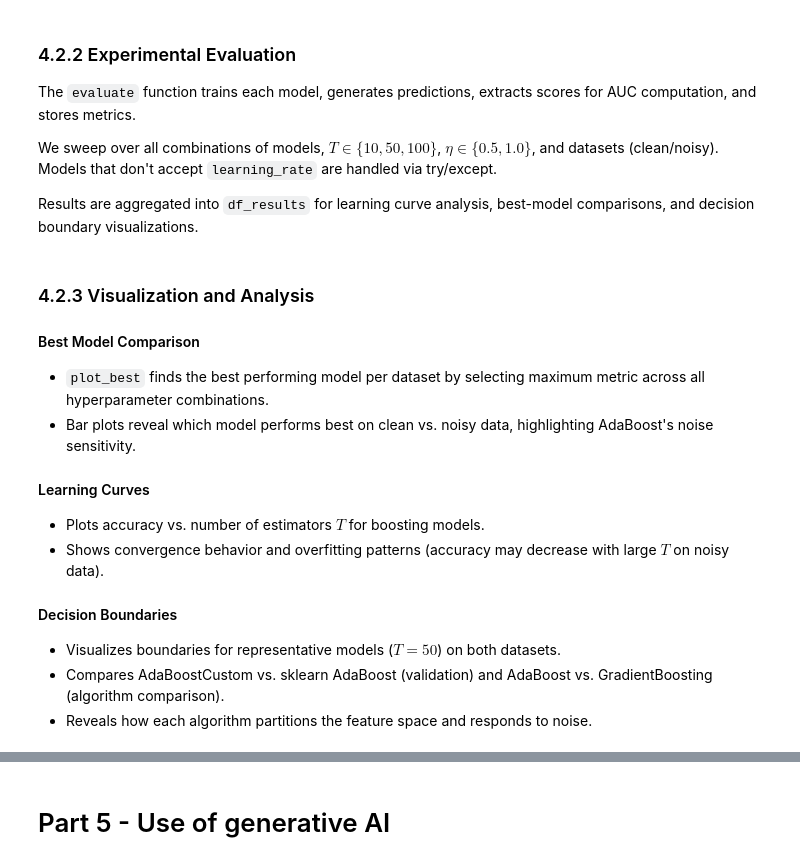
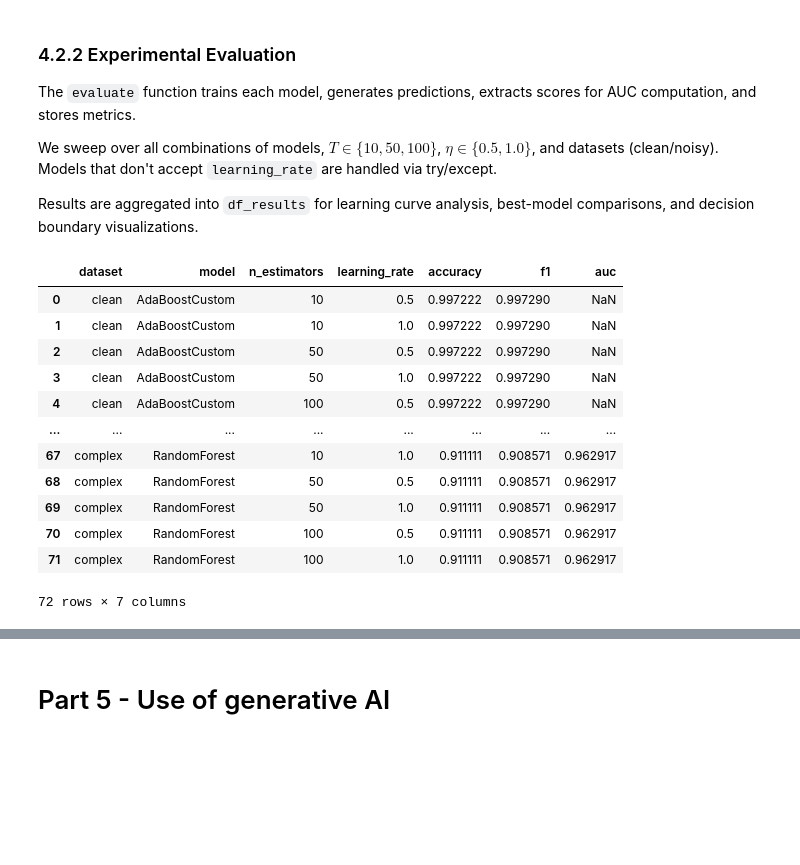
Before and after one commit to saraspagno/adaboost, a Jupyter notebook: solution_actual.ipynb, the cells around one changed output, grey strips where cells are left out. Drawn from its saved outputs; the diff is of its cells as text; code cells hidden in the pictures; blank space fills up the shorter version.

```diff
--- a/solution_actual.ipynb
+++ b/solution_actual.ipynb
@@ -765,49 +793,49 @@ def evaluate(model, X_train, y_train, X_test, y_test, name, ne, lr, dataset):
         try:
             y_score = model.predict_proba(X_test)[:,1]
         except:
             y_score = None
 
     m = compute_metrics(y_test, y_pred, y_score)
     results.append({
         "dataset": dataset,
         "model": name,
         "n_estimators": ne,
         "learning_rate": lr,
         **m
     })
 
 for (Xtr, Xte, ytr, yte, dataset_name) in [
     (Xc_train, Xc_test, yc_train, yc_test, "clean"),
-    (Xn_train, Xn_test, yn_train, yn_test, "noisy")
+    (Xn_train, Xn_test, yn_train, yn_test, "noisy"),
+    (Xk_train, Xk_test, yk_train, yk_test, "complex")
 ]:
 
     for (name, constructor) in models_to_test:
         for ne in n_estimators_list:
             for lr in learning_rates:
                 try:
                     model = constructor(ne, lr)
                 except:
                     model = constructor(ne, None)
 
                 evaluate(model, Xtr, ytr, Xte, yte, name, ne, lr, dataset_name)
 
 df_results = pd.DataFrame(results)
 df_results
+# %% [output]
+|  | dataset | model | n_estimators | learning_rate | accuracy | f1 | auc |
+| 0 | clean | AdaBoostCustom | 10 | 0.5 | 0.997222 | 0.997290 | NaN |
+| 1 | clean | AdaBoostCustom | 10 | 1.0 | 0.997222 | 0.997290 | NaN |
+| 2 | clean | AdaBoostCustom | 50 | 0.5 | 0.997222 | 0.997290 | NaN |
+| 3 | clean | AdaBoostCustom | 50 | 1.0 | 0.997222 | 0.997290 | NaN |
+| 4 | clean | AdaBoostCustom | 100 | 0.5 | 0.997222 | 0.997290 | NaN |
+| ... | ... | ... | ... | ... | ... | ... | ... |
+| 67 | complex | RandomForest | 10 | 1.0 | 0.911111 | 0.908571 | 0.962917 |
+| 68 | complex | RandomForest | 50 | 0.5 | 0.911111 | 0.908571 | 0.962917 |
+| 69 | complex | RandomForest | 50 | 1.0 | 0.911111 | 0.908571 | 0.962917 |
+| 70 | complex | RandomForest | 100 | 0.5 | 0.911111 | 0.908571 | 0.962917 |
+| 71 | complex | RandomForest | 100 | 1.0 | 0.911111 | 0.908571 | 0.962917 |
+72 rows × 7 columns
-# %% [markdown]
-### 4.2.3 Visualization and Analysis
-
-#### Best Model Comparison
-- `plot_best` finds the best performing model per dataset by selecting maximum metric across all hyperparameter combinations.
-- Bar plots reveal which model performs best on clean vs. noisy data, highlighting AdaBoost's noise sensitivity.
-
-#### Learning Curves
-- Plots accuracy vs. number of estimators $T$ for boosting models.
-- Shows convergence behavior and overfitting patterns (accuracy may decrease with large $T$ on noisy data).
-
-#### Decision Boundaries
-- Visualizes boundaries for representative models ($T=50$) on both datasets.
-- Compares AdaBoostCustom vs. sklearn AdaBoost (validation) and AdaBoost vs. GradientBoosting (algorithm comparison).
-- Reveals how each algorithm partitions the feature space and responds to noise.
 # %%
 def plot_best(df, dataset, metric="accuracy"):
     sub = df[df["dataset"] == dataset]
```
Also changed, not shown: parts of 9 cells of this notebook.
